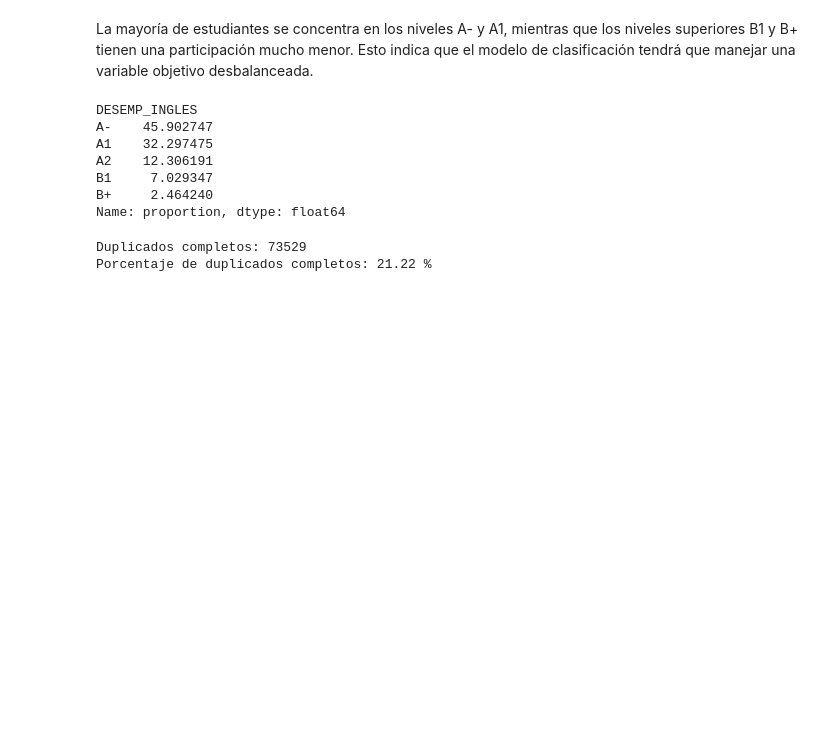
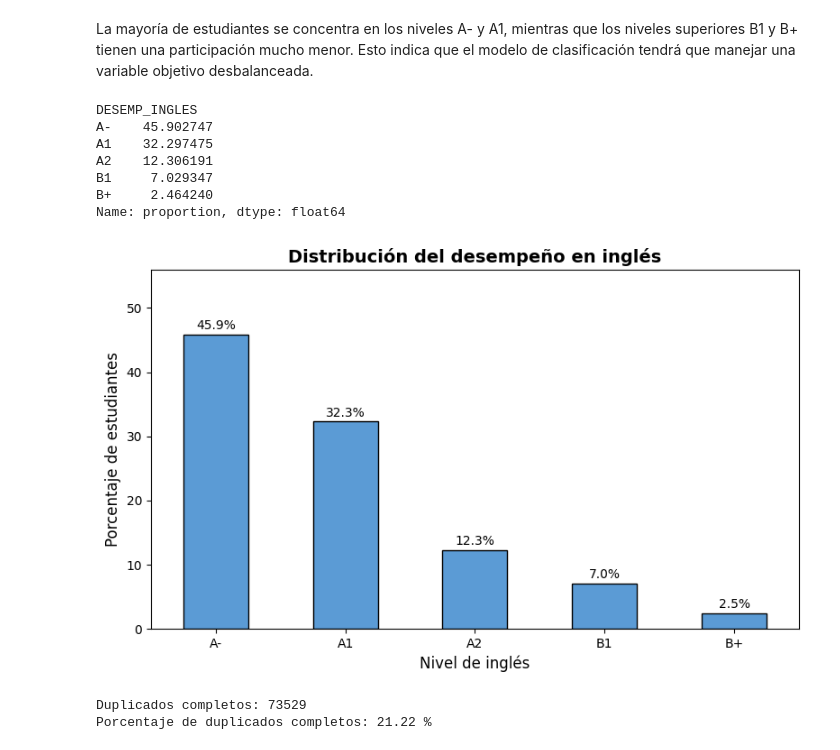
Before and after one commit to pesimo-estudiante/proyecto_2, a Jupyter notebook: Analisis_A.ipynb, the cells around one changed output. Cells and saved outputs as stored; diff of their text form; code cells hidden in the pictures; blank space fills up the shorter version.

```diff
--- a/Analisis_A.ipynb
+++ b/Analisis_A.ipynb
@@ -63,6 +63,38 @@ A2    12.306191
 B1     7.029347
 B+     2.464240
 Name: proportion, dtype: float64
+# %%
+# Gráfica de la distribución del desempeño en inglés
+niveles = ["A-", "A1", "A2", "B1", "B+"]
+
+distribucion = (
+    data["DESEMP_INGLES"]
+    .value_counts(normalize=True)
+    .reindex(niveles)
+    .fillna(0)
+    * 100
+)
+
+plt.figure(figsize=(8, 5))
+ax = distribucion.plot(
+    kind="bar",
+    color="#5B9BD5",
+    edgecolor="black"
+)
+
+plt.title("Distribución del desempeño en inglés", fontsize=14, fontweight="bold")
+plt.xlabel("Nivel de inglés", fontsize=12)
+plt.ylabel("Porcentaje de estudiantes", fontsize=12)
+plt.xticks(rotation=0)
+plt.ylim(0, distribucion.max() + 10)
+
+for i, value in enumerate(distribucion):
+    ax.text(i, value + 0.8, f"{value:.1f}%", ha="center", fontsize=10)
+
+plt.tight_layout()
+plt.show()
+# %% [output]
+[figure, added]
 # %%
 duplicados_completos = data.duplicated().sum()
 
```
Also changed, not shown: parts of 1 cell of this notebook.
